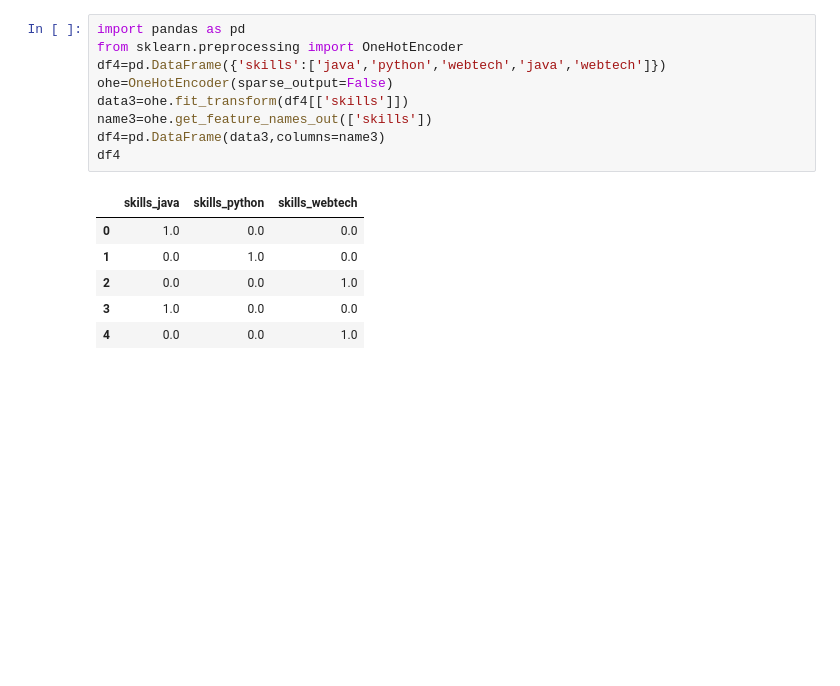
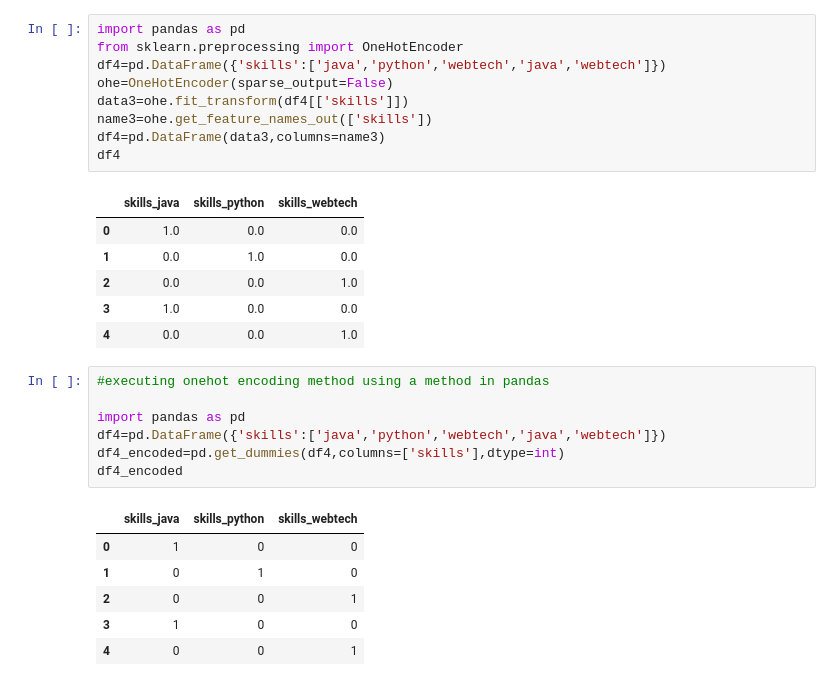
Before and after one commit to hipparagiaishwarya2130-lang/datascience, a Jupyter notebook: Encoding.ipynb, the cells around one changed output. Cells and saved outputs as stored; diff of their text form; blank space fills up the shorter version.

Commit message:
ONEHOT ENCODING METHOD

```diff
--- a/Encoding.ipynb
+++ b/Encoding.ipynb
@@ -157,3 +157,17 @@ df4
 | 2 | 0.0 | 0.0 | 1.0 |
 | 3 | 1.0 | 0.0 | 0.0 |
 | 4 | 0.0 | 0.0 | 1.0 |
+# %%
+#executing onehot encoding method using a method in pandas
+
+import pandas as pd
+df4=pd.DataFrame({'skills':['java','python','webtech','java','webtech']})
+df4_encoded=pd.get_dummies(df4,columns=['skills'],dtype=int)
+df4_encoded
+# %% [output]
+|  | skills_java | skills_python | skills_webtech |
+| 0 | 1 | 0 | 0 |
+| 1 | 0 | 1 | 0 |
+| 2 | 0 | 0 | 1 |
+| 3 | 1 | 0 | 0 |
+| 4 | 0 | 0 | 1 |
```
Also changed, not shown: parts of 2 cells of this notebook.
